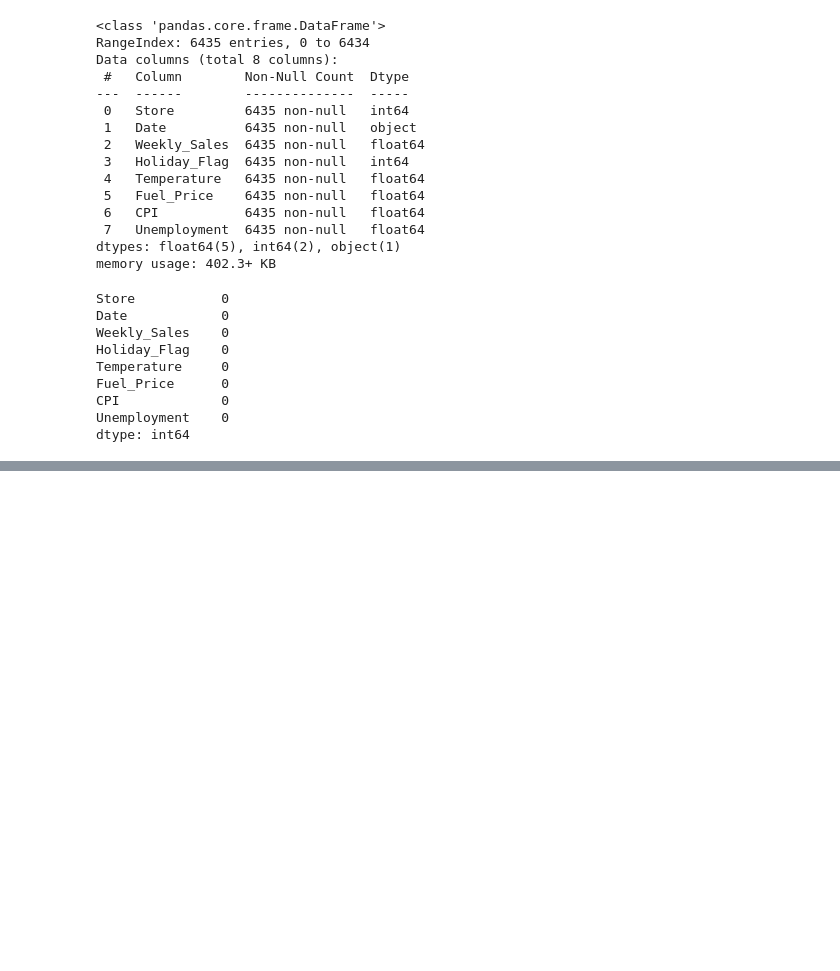
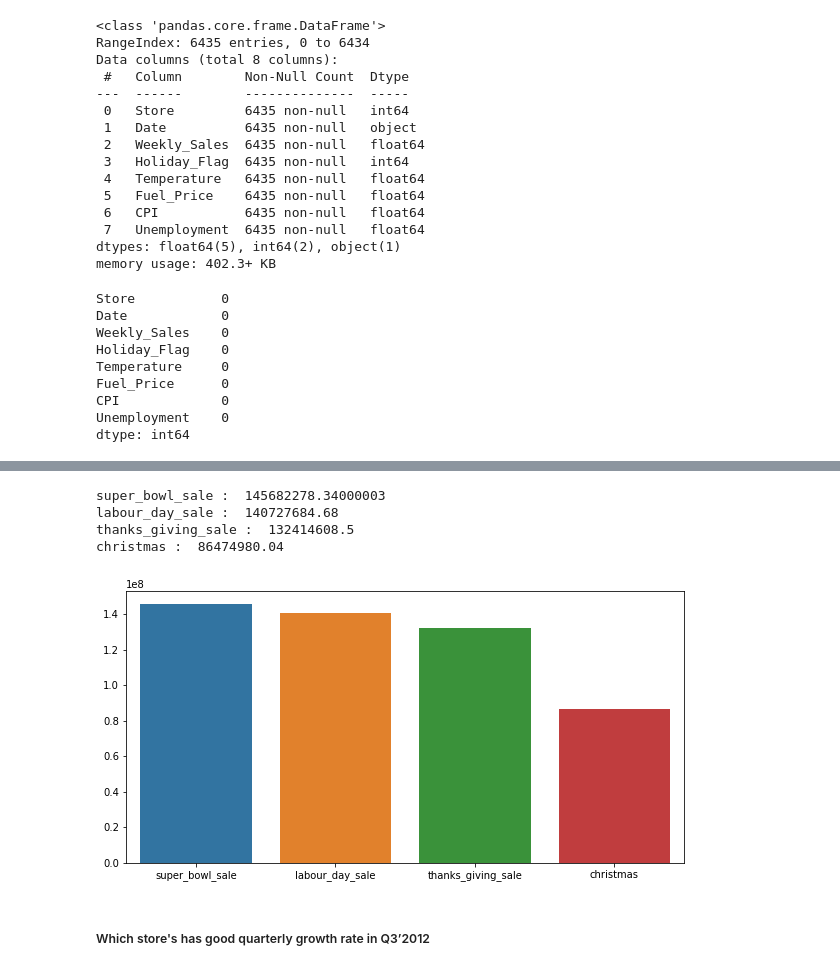
Before and after one commit to pv05/linear_Regression, a Jupyter notebook: warmart_sales_regression.ipynb, the cells around one changed output, grey strips where cells are left out. Drawn from its saved outputs; the diff is of its cells as text; code cells hidden in the pictures; blank space fills up the shorter version.

```diff
--- a/warmart_sales_regression.ipynb
+++ b/warmart_sales_regression.ipynb
@@ -155,0 +250,42 @@ Downloading walmart-dataretail-analysis.zip to .\walmart-dataretail-analysis
+# %%
+a=dataset[dataset['Date']== '12-02-2010']['Weekly_Sales'].sum()
+b=dataset[dataset['Date']== '11-02-2011']['Weekly_Sales'].sum()
+c=dataset[dataset['Date']== '10-02-2012']['Weekly_Sales'].sum()
+d=dataset[dataset['Date']== '08-02-2013']['Weekly_Sales'].sum()
+super_bowl_sale = a+b+c+d
+
+a1=dataset[dataset['Date']== '10-09-2010']['Weekly_Sales'].sum()
+b1=dataset[dataset['Date']== '09-09-2011']['Weekly_Sales'].sum()
+c1=dataset[dataset['Date']== '07-09-2012']['Weekly_Sales'].sum()
+d1=dataset[dataset['Date']== '06-09-2013']['Weekly_Sales'].sum()
+labour_day_sale = a1+b1+c1+d1
+
+a2=dataset[dataset['Date']== '26-11-2010']['Weekly_Sales'].sum()
+b2=dataset[dataset['Date']== '25-11-2011']['Weekly_Sales'].sum()
+c2=dataset[dataset['Date']== '23-11-2012']['Weekly_Sales'].sum()
+d2=dataset[dataset['Date']== '29-11-2013']['Weekly_Sales'].sum()
+thanks_giving_sale = a2+b2+c2+d2
+
+a3=dataset[dataset['Date']== '31-12-2010']['Weekly_Sales'].sum()
+b3=dataset[dataset['Date']== '30-12-2011']['Weekly_Sales'].sum()
+c3=dataset[dataset['Date']== '28-12-2012']['Weekly_Sales'].sum()
+d3=dataset[dataset['Date']== '27-12-2013']['Weekly_Sales'].sum()
+christmas = a3+b3+c3+d3
+
+print('super_bowl_sale : ',super_bowl_sale)
+print('labour_day_sale : ',labour_day_sale)
+print('thanks_giving_sale : ',thanks_giving_sale)
+print('christmas : ',christmas)
+# %% [output]
+super_bowl_sale :  145682278.34000003
+labour_day_sale :  140727684.68
+thanks_giving_sale :  132414608.5
+christmas :  86474980.04
+# %%
+plt.figure(figsize=(10,5))
+sns.barplot(x=list(['super_bowl_sale','labour_day_sale','thanks_giving_sale','christmas']),y=list([super_bowl_sale,labour_day_sale,thanks_giving_sale,christmas]))
+plt.show()
+# %% [output]
+[figure, added]
+# %% [markdown]
+<h5>Which store's has good quarterly growth rate in Q3’2012</h5>
```
Also changed, not shown: parts of 48 cells of this notebook, 8 other files.
